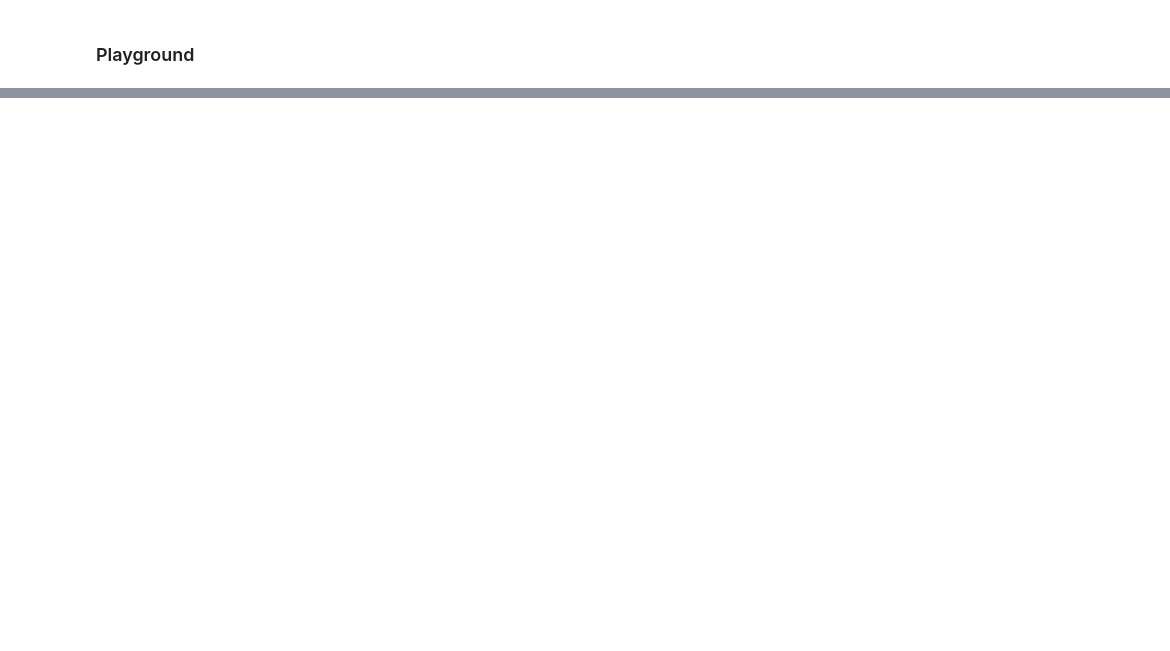
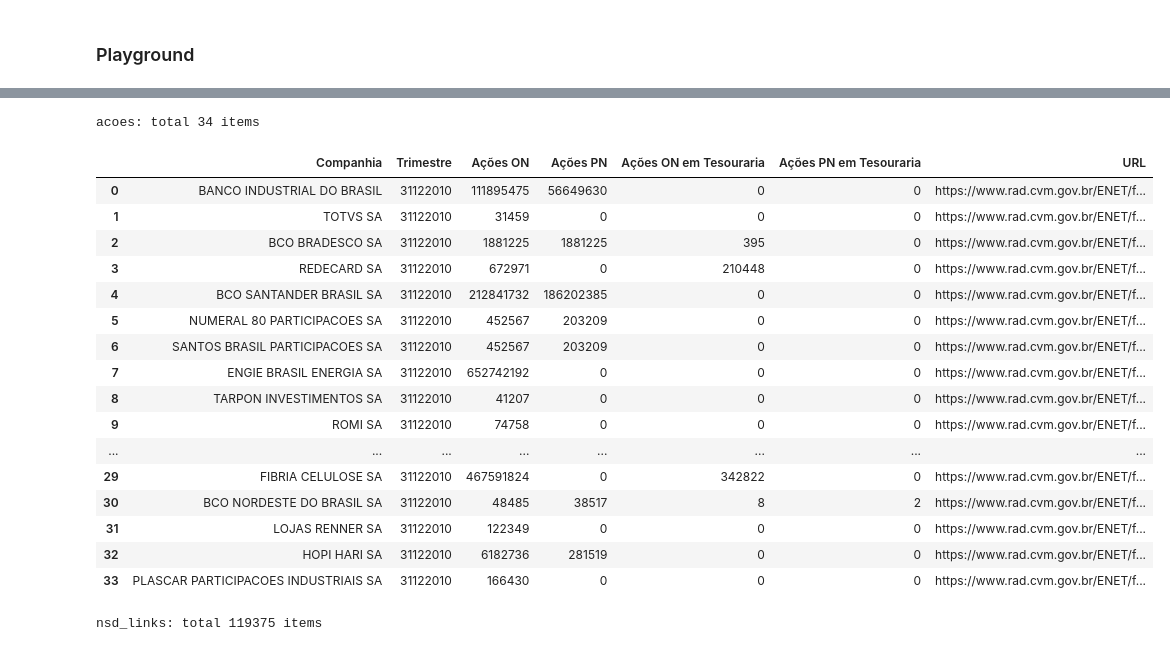
Before and after one commit to faustostangler/DSH, a Jupyter notebook: read_dash.ipynb, the cells around one changed output, grey strips where cells are left out. Saved outputs shown, nothing was run; the diff lists cells and outputs as text; code cells hidden in the pictures; blank space fills up the shorter version.

Commit message:
nsd&acoes OK

```diff
--- a/read_dash.ipynb
+++ b/read_dash.ipynb
@@ -366,0 +392,33 @@ cross_joined_df
+# %%
+filename = 'acoes'
+columns = ['Companhia', 'Trimestre', 'Ações ON', 'Ações PN', 'Ações ON em Tesouraria', 'Ações PN em Tesouraria', 'URL']
+acoes = run.sys_read_or_create_dataframe(filename, columns)
+acoes.to_csv('acoes.csv')
+acoes
+# %% [output]
+acoes: total 34 items
+|  | Companhia | Trimestre | Ações ON | Ações PN | Ações ON em Tesouraria | Ações PN em Tesouraria | URL |
+| 0 | BANCO INDUSTRIAL DO BRASIL | 31122010 | 111895475 | 56649630 | 0 | 0 | https://www.rad.cvm.gov.br/ENET/f... |
+| 1 | TOTVS SA | 31122010 | 31459 | 0 | 0 | 0 | https://www.rad.cvm.gov.br/ENET/f... |
+| 2 | BCO BRADESCO SA | 31122010 | 1881225 | 1881225 | 395 | 0 | https://www.rad.cvm.gov.br/ENET/f... |
+| 3 | REDECARD SA | 31122010 | 672971 | 0 | 210448 | 0 | https://www.rad.cvm.gov.br/ENET/f... |
+| 4 | BCO SANTANDER BRASIL SA | 31122010 | 212841732 | 186202385 | 0 | 0 | https://www.rad.cvm.gov.br/ENET/f... |
+| 5 | NUMERAL 80 PARTICIPACOES SA | 31122010 | 452567 | 203209 | 0 | 0 | https://www.rad.cvm.gov.br/ENET/f... |
+| 6 | SANTOS BRASIL PARTICIPACOES SA | 31122010 | 452567 | 203209 | 0 | 0 | https://www.rad.cvm.gov.br/ENET/f... |
+| 7 | ENGIE BRASIL ENERGIA SA | 31122010 | 652742192 | 0 | 0 | 0 | https://www.rad.cvm.gov.br/ENET/f... |
+| 8 | TARPON INVESTIMENTOS SA | 31122010 | 41207 | 0 | 0 | 0 | https://www.rad.cvm.gov.br/ENET/f... |
+| 9 | ROMI SA | 31122010 | 74758 | 0 | 0 | 0 | https://www.rad.cvm.gov.br/ENET/f... |
+| ... | ... | ... | ... | ... | ... | ... | ... |
+| 29 | FIBRIA CELULOSE SA | 31122010 | 467591824 | 0 | 342822 | 0 | https://www.rad.cvm.gov.br/ENET/f... |
+| 30 | BCO NORDESTE DO BRASIL SA | 31122010 | 48485 | 38517 | 8 | 2 | https://www.rad.cvm.gov.br/ENET/f... |
+| 31 | LOJAS RENNER SA | 31122010 | 122349 | 0 | 0 | 0 | https://www.rad.cvm.gov.br/ENET/f... |
+| 32 | HOPI HARI SA | 31122010 | 6182736 | 281519 | 0 | 0 | https://www.rad.cvm.gov.br/ENET/f... |
+| 33 | PLASCAR PARTICIPACOES INDUSTRIAIS SA | 31122010 | 166430 | 0 | 0 | 0 | https://www.rad.cvm.gov.br/ENET/f... |
+# %%
+filename = 'nsd_links'
+cols_nsd = ['company', 'dri', 'dri2', 'dre', 'data', 'versao', 'auditor', 'auditor_rt', 'cancelamento', 'protocolo', 'envio', 'url', 'nsd']
+
+nsd = run.sys_read_or_create_dataframe(filename, cols_nsd)
+nsd.to_csv('nsd_links.csv')
+# %% [output]
+nsd_links: total 119375 items
```
Also changed, not shown: parts of 36 cells of this notebook, 3 other files.
